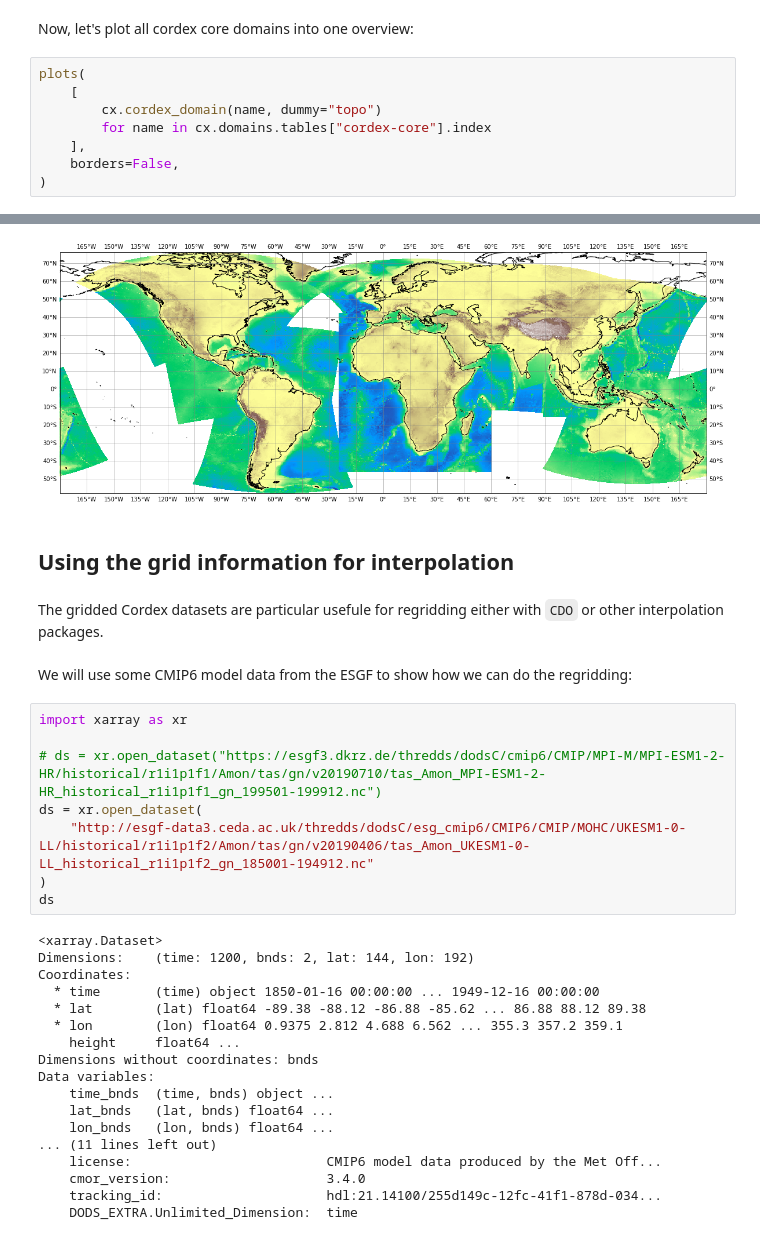
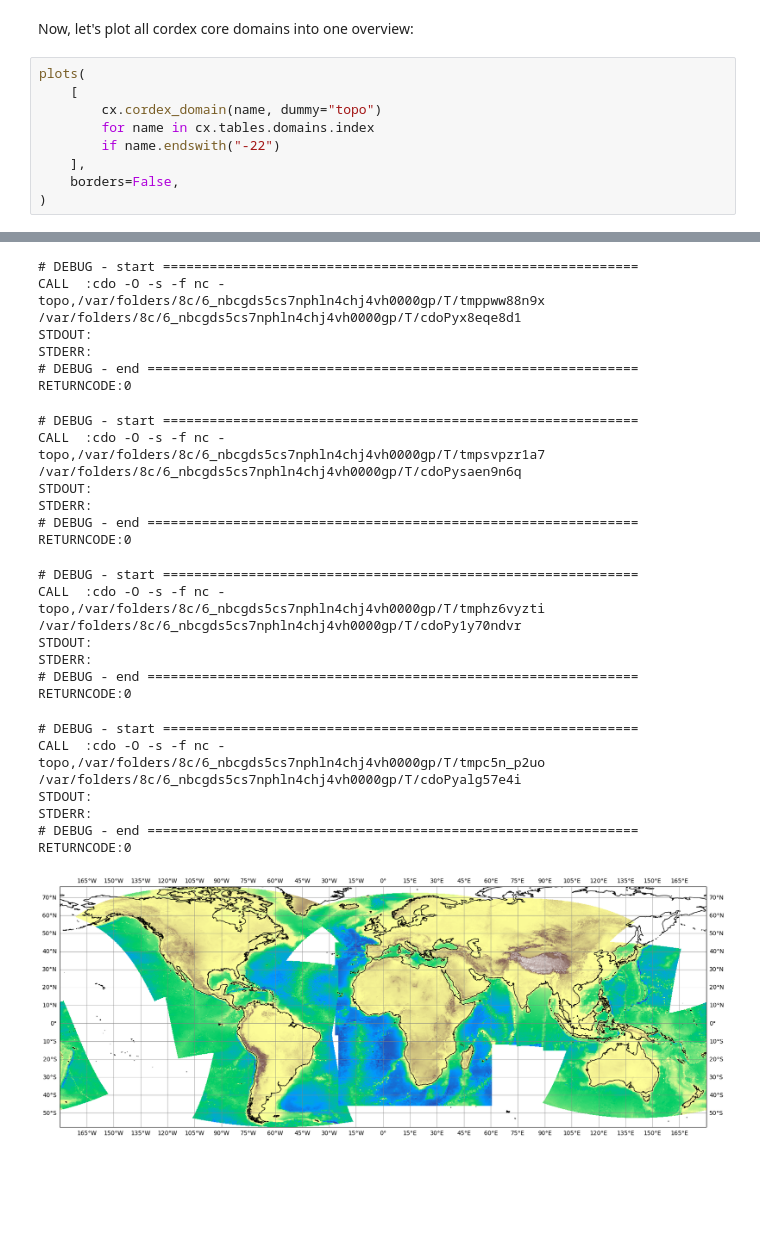
Before and after one commit to euro-cordex/py-cordex, a Jupyter notebook: docs/notebooks/domains.ipynb, the cells around one changed output, grey strips where cells are left out. Saved outputs shown, nothing was run; the diff lists cells and outputs as text; blank space fills up the shorter version.

```diff
--- a/docs/notebooks/domains.ipynb
+++ b/docs/notebooks/domains.ipynb
@@ -285,7 +274,8 @@ Now, let's plot all cordex core domains into one overview:
 plots(
     [
         cx.cordex_domain(name, dummy="topo")
-        for name in cx.domains.tables["cordex-core"].index
+        for name in cx.tables.domains.index
+        if name.endswith("-22")
     ],
     borders=False,
 )
@@ -293,33 +325,25 @@ plots(
+# DEBUG - start =============================================================
+CALL  :cdo -O -s -f nc -topo,/var/folders/8c/6_nbcgds5cs7nphln4chj4vh0000gp/T/tmppww88n9x /var/folders/8c/6_nbcgds5cs7nphln4chj4vh0000gp/T/cdoPyx8eqe8d1
+STDOUT:
+STDERR:
+# DEBUG - end ===============================================================
+RETURNCODE:0
+# DEBUG - start =============================================================
+CALL  :cdo -O -s -f nc -topo,/var/folders/8c/6_nbcgds5cs7nphln4chj4vh0000gp/T/tmpsvpzr1a7 /var/folders/8c/6_nbcgds5cs7nphln4chj4vh0000gp/T/cdoPysaen9n6q
+STDOUT:
+STDERR:
+# DEBUG - end ===============================================================
+RETURNCODE:0
+# DEBUG - start =============================================================
+CALL  :cdo -O -s -f nc -topo,/var/folders/8c/6_nbcgds5cs7nphln4chj4vh0000gp/T/tmphz6vyzti /var/folders/8c/6_nbcgds5cs7nphln4chj4vh0000gp/T/cdoPy1y70ndvr
+STDOUT:
+STDERR:
+# DEBUG - end ===============================================================
+RETURNCODE:0
+# DEBUG - start =============================================================
+CALL  :cdo -O -s -f nc -topo,/var/folders/8c/6_nbcgds5cs7nphln4chj4vh0000gp/T/tmpc5n_p2uo /var/folders/8c/6_nbcgds5cs7nphln4chj4vh0000gp/T/cdoPyalg57e4i
+STDOUT:
+STDERR:
+# DEBUG - end ===============================================================
+RETURNCODE:0
-[figure, old version]
+[figure, new version]
-# %% [markdown]
-## Using the grid information for interpolation
-# %% [markdown]
-The gridded Cordex datasets are particular usefule for regridding either with `CDO` or other interpolation packages.
-# %% [markdown]
-We will use some CMIP6 model data from the ESGF to show how we can do the regridding:
-# %%
-import xarray as xr
-
-# ds = xr.open_dataset("https://esgf3.dkrz.de/thredds/dodsC/cmip6/CMIP/MPI-M/MPI-ESM1-2-HR/historical/r1i1p1f1/Amon/tas/gn/v20190710/tas_Amon_MPI-ESM1-2-HR_historical_r1i1p1f1_gn_199501-199912.nc")
-ds = xr.open_dataset(
-    "http://esgf-data3.ceda.ac.uk/thredds/dodsC/esg_cmip6/CMIP6/CMIP/MOHC/UKESM1-0-LL/historical/r1i1p1f2/Amon/tas/gn/v20190406/tas_Amon_UKESM1-0-LL_historical_r1i1p1f2_gn_185001-194912.nc"
-)
-ds
-# %% [output]
-<xarray.Dataset>
-Dimensions:    (time: 1200, bnds: 2, lat: 144, lon: 192)
-Coordinates:
-  * time       (time) object 1850-01-16 00:00:00 ... 1949-12-16 00:00:00
-  * lat        (lat) float64 -89.38 -88.12 -86.88 -85.62 ... 86.88 88.12 89.38
-  * lon        (lon) float64 0.9375 2.812 4.688 6.562 ... 355.3 357.2 359.1
-    height     float64 ...
-Dimensions without coordinates: bnds
-Data variables:
-    time_bnds  (time, bnds) object ...
-    lat_bnds   (lat, bnds) float64 ...
-    lon_bnds   (lon, bnds) float64 ...
-... (11 lines left out)
-    license:                         CMIP6 model data produced by the Met Off...
-    cmor_version:                    3.4.0
-    tracking_id:                     hdl:21.14100/255d149c-12fc-41f1-878d-034...
-    DODS_EXTRA.Unlimited_Dimension:  time
```
Also changed, not shown: parts of 34 cells of this notebook, 8 other files.
